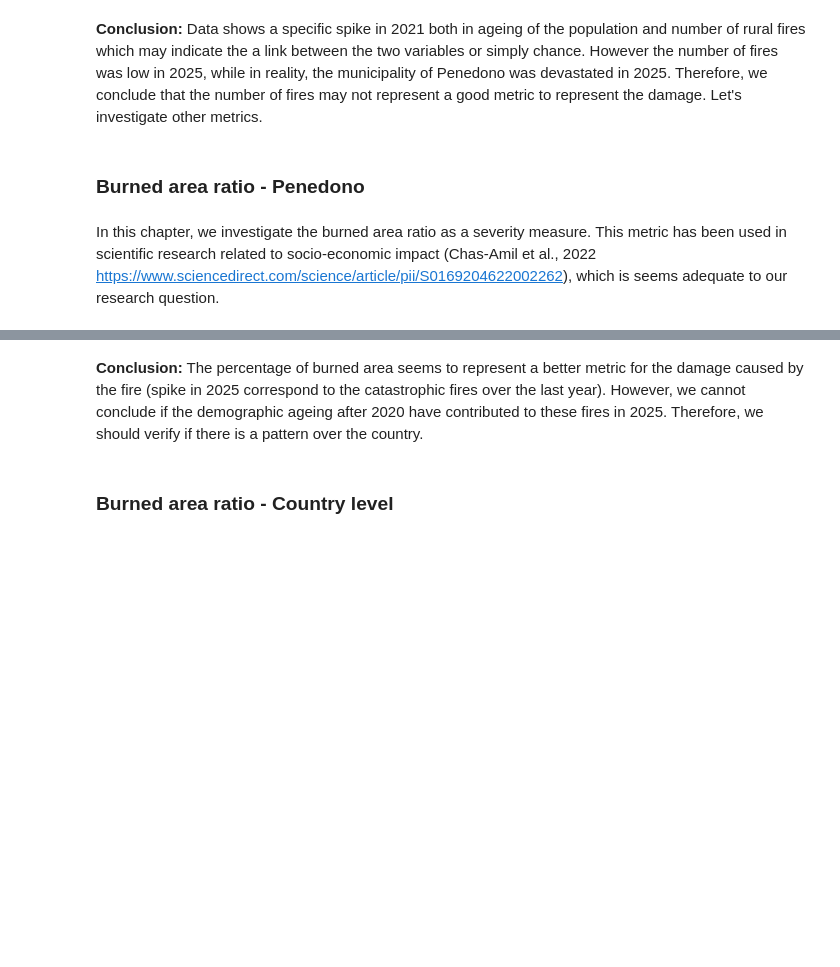
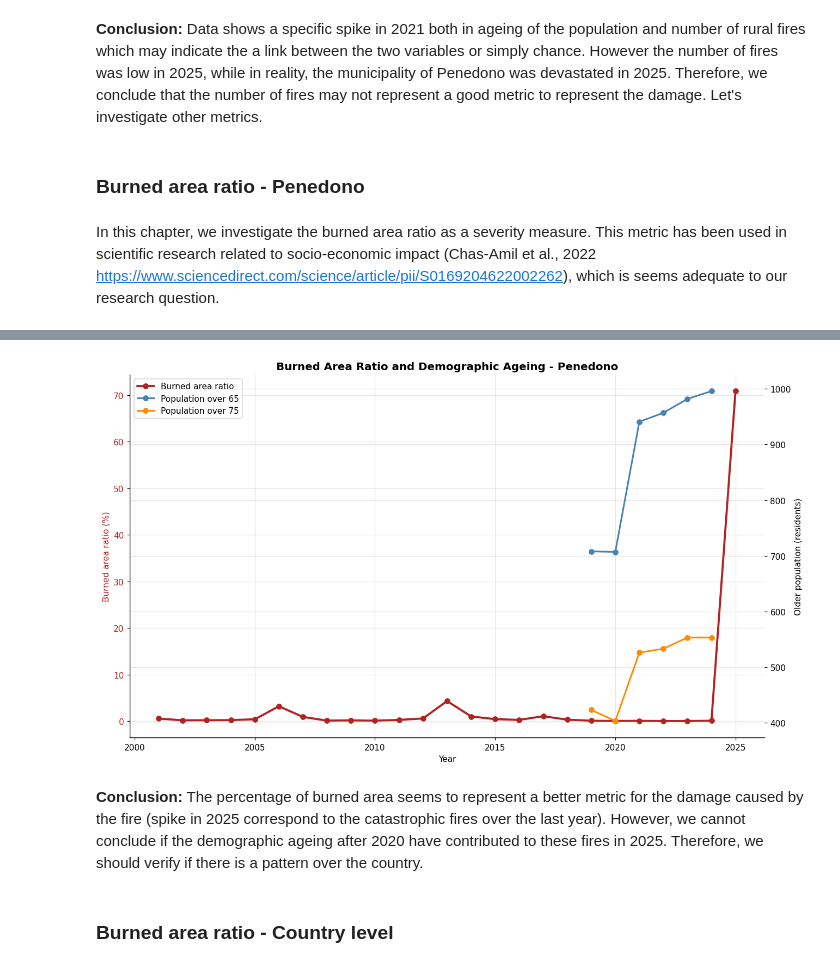
Before and after one commit to rogerjeasy/sustainability-analytics, a Jupyter notebook: notebooks/03_statistical_analysis.ipynb, the cells around one changed output, grey strips where cells are left out. Saved outputs shown, nothing was run; the diff lists cells and outputs as text; code cells hidden in the pictures; blank space fills up the shorter version.

```diff
--- a/notebooks/03_statistical_analysis.ipynb
+++ b/notebooks/03_statistical_analysis.ipynb
@@ -15,9 +13,10 @@ and fire incidence in agricultural areas?
 
 Every chapter starts with this identical cell. Do not add ad-hoc paths below it — put new paths in `config/paths.yml`.
 # %%
+import importlib
 import sys
+from pathlib import Path
 import warnings
-from pathlib import Path
 
 # Make the src-layout package importable when the notebook kernel is not installed with -e .
 project_root = Path.cwd()
@@ -25,16 +24,27 @@ while project_root != project_root.parent and not (project_root / "pyproject.tom
     project_root = project_root.parent
 sys.path.insert(0, str(project_root / "src"))
 
+import geopandas as gpd
 import matplotlib.pyplot as plt
 import numpy as np
 import pandas as pd
-import statsmodels.api as sm
 
-from wildfires.io import load_fire_panel, load_municipalities, load_panel
-from wildfires.viz import apply_theme
+from wildfires.config import CONVENTIONS, MIN_FIRE_HA, PATHS, STUDY_YEARS
+from wildfires.viz import apply_theme, save_figure
 
 apply_theme()
 warnings.filterwarnings("ignore", category=FutureWarning)
 
 pd.set_option("display.max_columns", 60)
 pd.set_option("display.width", 140)
+
+import statsmodels.api as sm
+import wildfires.io as wildfires_io
+
+wildfires_io = importlib.reload(wildfires_io)
+load_icnf = wildfires_io.load_icnf
+load_ine_population_age_all = wildfires_io.load_ine_population_age_all
+load_ine_population_all = wildfires_io.load_ine_population_all
+load_municipality_dimensions = wildfires_io.load_municipality_dimensions
+load_panel = wildfires_io.load_panel
+from wildfires.features import add_lags, cause_shares, log1p_safe
@@ -115,0 +96,3 @@ municipality_names.head()
+# %%
+municipality_dimensions = load_municipality_dimensions()
+municipality_dimensions
@@ -240,6 +306,6 @@ burned_area_ratio
 # %%
 penedono_ratio = burned_area_ratio.loc[
-    burned_area_ratio["dtcc"].eq(PENEDONO),
+    burned_area_ratio["municipality"].eq("Penedono"),
     ["year", "burned_area_ratio_pct", "population_over_65", "population_over_75"],
 ].sort_values("year")
 
@@ -256,34 +322,36 @@ ax1.plot(
 ax1.set_xlabel("Year")
 ax1.set_ylabel("Burned area ratio (%)", color="firebrick")
 ax1.tick_params(axis="y", labelcolor="firebrick")
 ax1.grid(True, alpha=0.3)
 
 ax2 = ax1.twinx()
 ax2.plot(
     penedono_ratio["year"],
     penedono_ratio["population_over_65"],
     color="steelblue",
     marker="o",
     linewidth=2,
     label="Population over 65",
 )
 ax2.plot(
     penedono_ratio["year"],
     penedono_ratio["population_over_75"],
     color="darkorange",
     marker="o",
     linewidth=2,
     label="Population over 75",
 )
 ax2.set_ylabel("Older population (residents)")
 
 lines1, labels1 = ax1.get_legend_handles_labels()
 lines2, labels2 = ax2.get_legend_handles_labels()
 ax1.legend(lines1 + lines2, labels1 + labels2, loc="upper left")
 
-ax1.set_title("Burned area ratio and demographic ageing — Penedono")
+ax1.set_title("Burned Area Ratio and Demographic Ageing - Penedono")
 fig.tight_layout()
 plt.show()
+# %% [output]
+[figure, added]
 # %% [markdown]
 **Conclusion:** The percentage of burned area seems to represent a better metric for the damage caused by the fire (spike in 2025 correspond to the catastrophic fires over the last year). However, we cannot conclude if the demographic ageing after 2020 have contributed to these fires in 2025. Therefore, we should verify if there is a pattern over the country.
 # %% [markdown]
```
Also changed, not shown: parts of 44 cells of this notebook.
